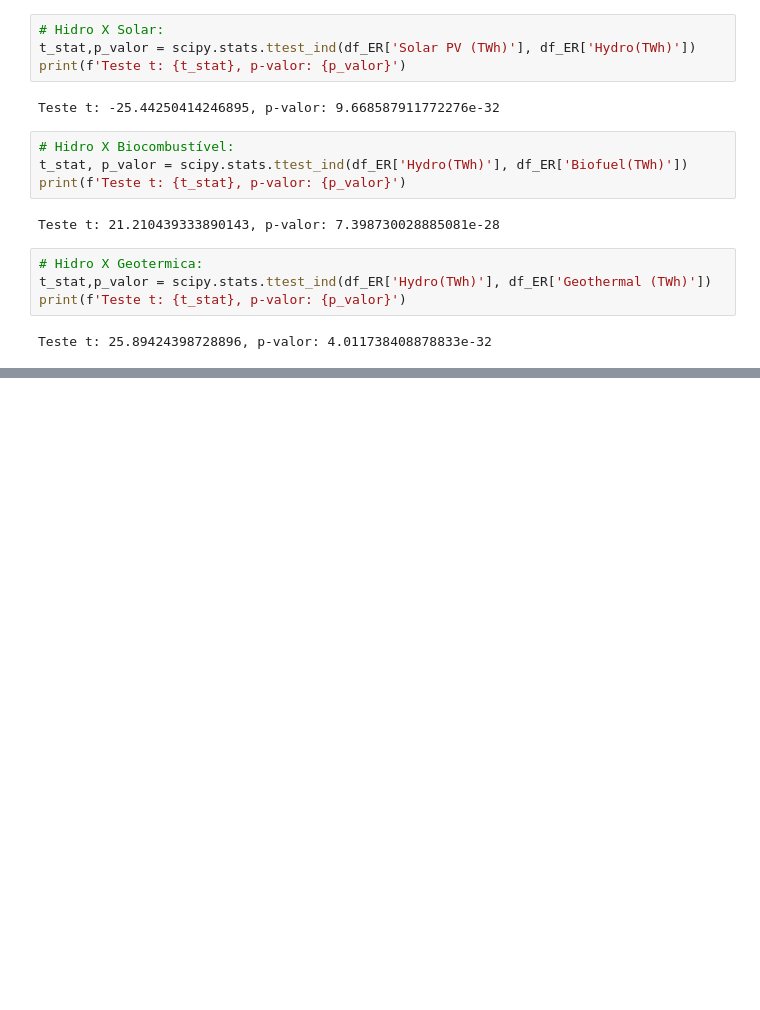
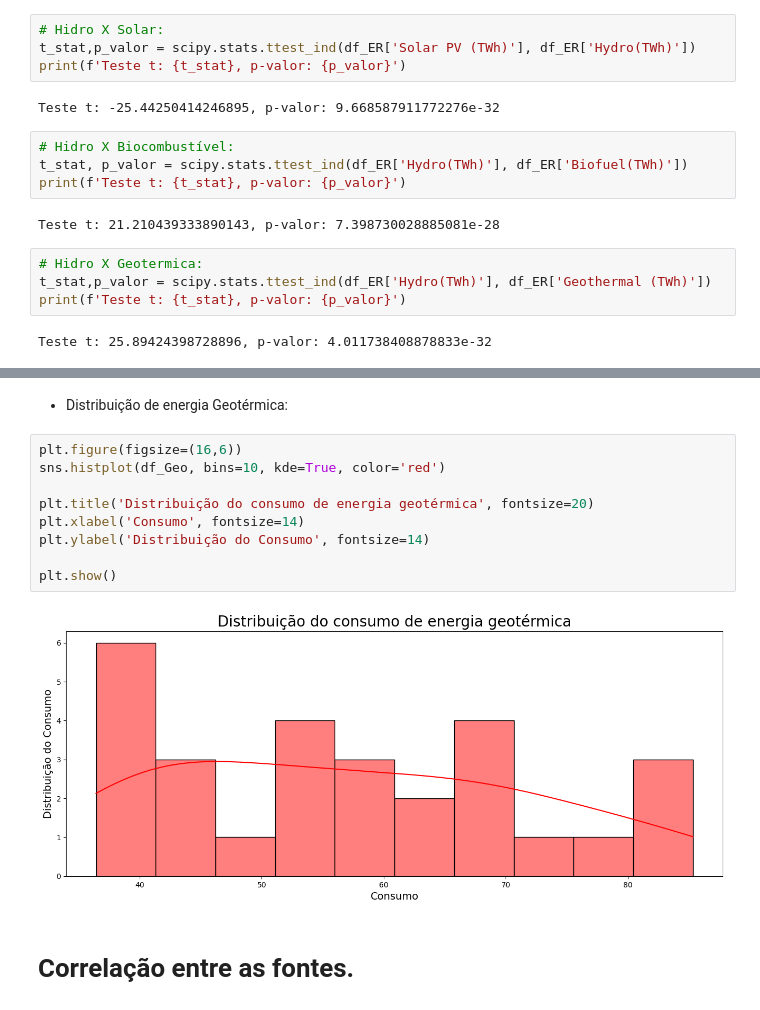
Before and after one commit to DanielMF14/analise_TWH_Continentes, a Jupyter notebook: Consumo_Energia_Renovavel.ipynb, the cells around one changed output, grey strips where cells are left out. Cells and saved outputs as stored; diff of their text form; blank space fills up the shorter version.

```diff
--- a/Consumo_Energia_Renovavel.ipynb
+++ b/Consumo_Energia_Renovavel.ipynb
@@ -271,0 +316,15 @@ Teste t: 25.89424398728896, p-valor: 4.011738408878833e-32
+# %% [markdown]
+* Distribuição de energia Geotérmica:
+# %%
+plt.figure(figsize=(16,6))
+sns.histplot(df_Geo, bins=10, kde=True, color='red')
+
+plt.title('Distribuição do consumo de energia geotérmica', fontsize=20)
+plt.xlabel('Consumo', fontsize=14)
+plt.ylabel('Distribuição do Consumo', fontsize=14)
+
+plt.show()
+# %% [output]
+[figure, added]
+# %% [markdown]
+# Correlação entre as fontes.
```
Also changed, not shown: parts of 14 cells of this notebook.
